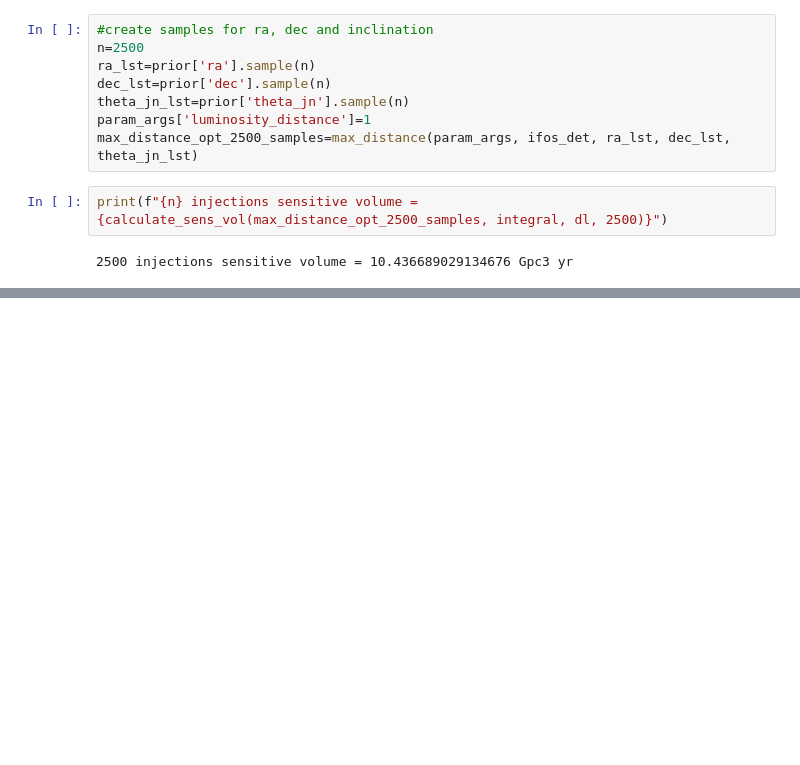
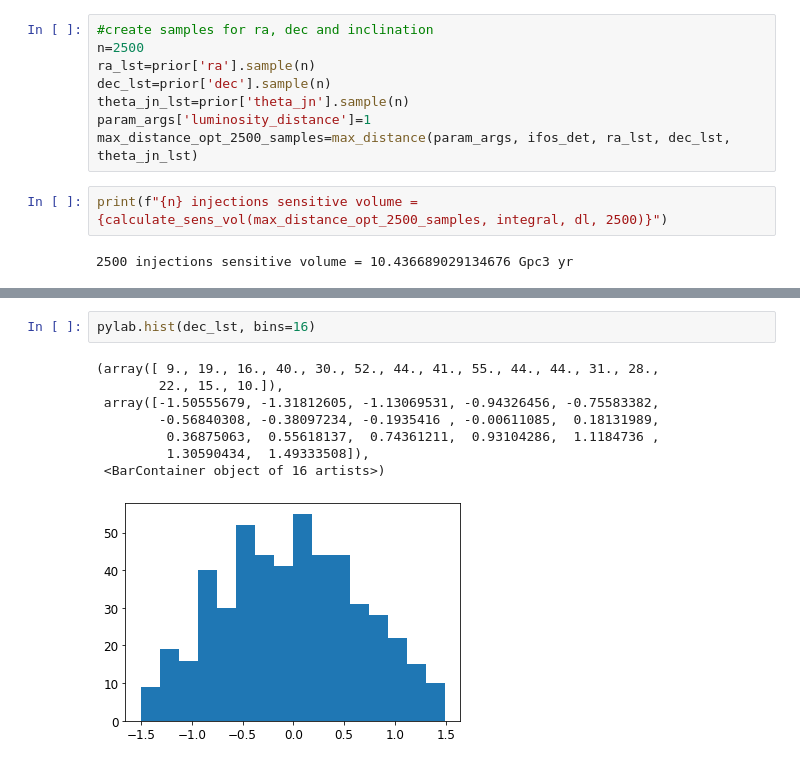
Before and after one commit to danielahyano/ligo-summer-2022, a Jupyter notebook: time-volume.ipynb, the cells around one changed output, grey strips where cells are left out. Saved outputs shown, nothing was run; the diff lists cells and outputs as text; blank space fills up the shorter version.

```diff
--- a/time-volume.ipynb
+++ b/time-volume.ipynb
@@ -171,0 +207,11 @@ print(f"{n} injections sensitive volume = {calculate_sens_vol(max_distance_opt_2
+# %%
+pylab.hist(dec_lst, bins=16)
+# %% [output]
+(array([ 9., 19., 16., 40., 30., 52., 44., 41., 55., 44., 44., 31., 28.,
+        22., 15., 10.]),
+ array([-1.50555679, -1.31812605, -1.13069531, -0.94326456, -0.75583382,
+        -0.56840308, -0.38097234, -0.1935416 , -0.00611085,  0.18131989,
+         0.36875063,  0.55618137,  0.74361211,  0.93104286,  1.1184736 ,
+         1.30590434,  1.49333508]),
+ <BarContainer object of 16 artists>)
+[figure, added]
```
Also changed, not shown: parts of 10 cells of this notebook.
